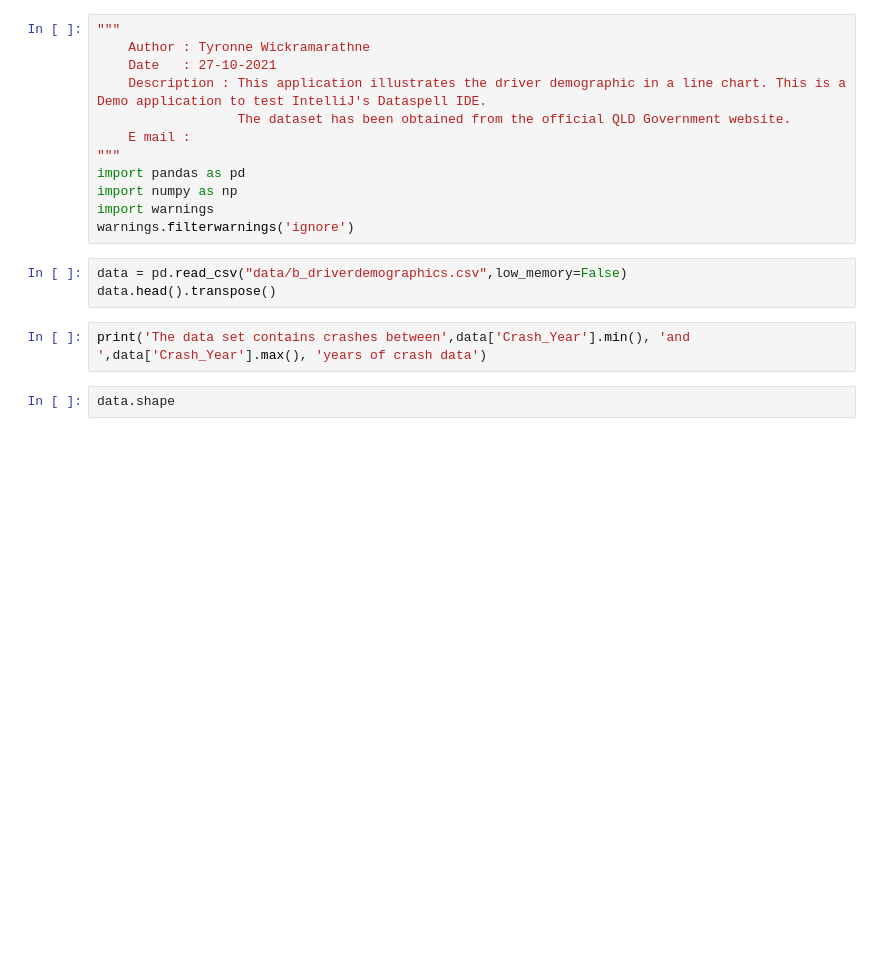
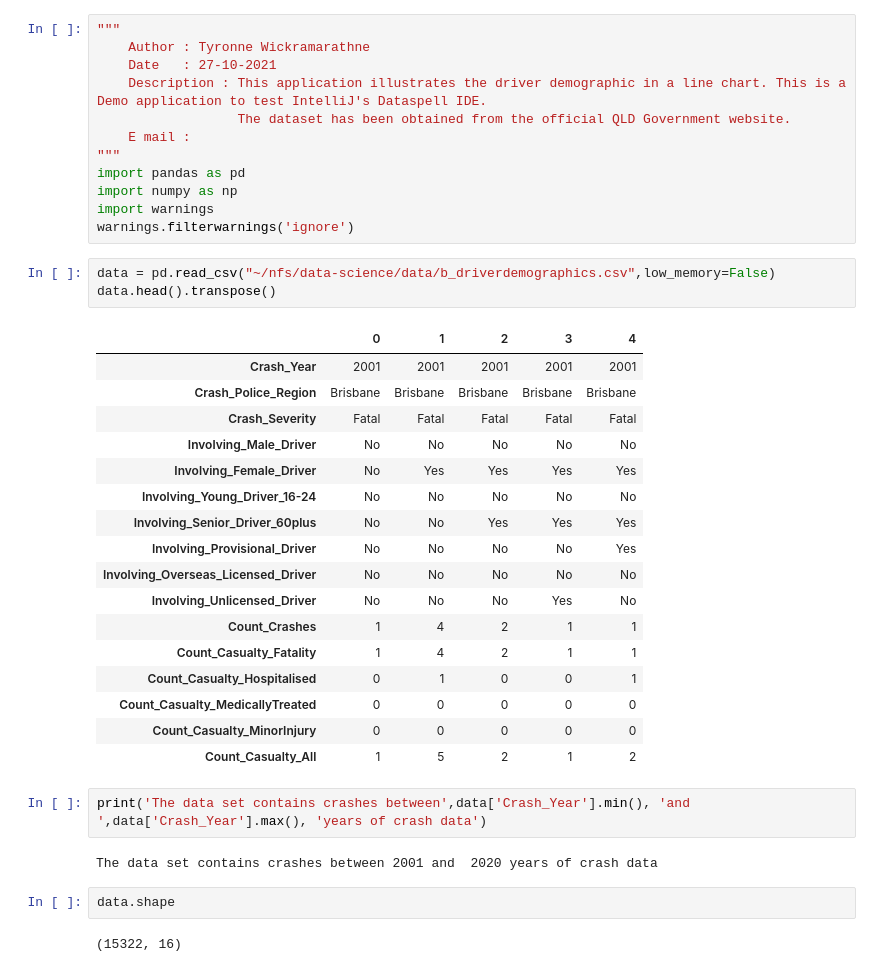
Before and after one commit to bershath/qld-roads, a Jupyter notebook: driver-demography.ipynb, the cells around one changed output. Saved outputs shown, nothing was run; the diff lists cells and outputs as text; blank space fills up the shorter version.

```diff
--- a/driver-demography.ipynb
+++ b/driver-demography.ipynb
@@ -11,12 +11,34 @@ import numpy as np
 import warnings
 warnings.filterwarnings('ignore')
 # %%
-data = pd.read_csv("data/b_driverdemographics.csv",low_memory=False)
+data = pd.read_csv("~/nfs/data-science/data/b_driverdemographics.csv",low_memory=False)
 data.head().transpose()
+# %% [output]
+|  | 0 | 1 | 2 | 3 | 4 |
+| Crash_Year | 2001 | 2001 | 2001 | 2001 | 2001 |
+| Crash_Police_Region | Brisbane | Brisbane | Brisbane | Brisbane | Brisbane |
+| Crash_Severity | Fatal | Fatal | Fatal | Fatal | Fatal |
+| Involving_Male_Driver | No | No | No | No | No |
+| Involving_Female_Driver | No | Yes | Yes | Yes | Yes |
+| Involving_Young_Driver_16-24 | No | No | No | No | No |
+| Involving_Senior_Driver_60plus | No | No | Yes | Yes | Yes |
+| Involving_Provisional_Driver | No | No | No | No | Yes |
+| Involving_Overseas_Licensed_Driver | No | No | No | No | No |
+| Involving_Unlicensed_Driver | No | No | No | Yes | No |
+| Count_Crashes | 1 | 4 | 2 | 1 | 1 |
+| Count_Casualty_Fatality | 1 | 4 | 2 | 1 | 1 |
+| Count_Casualty_Hospitalised | 0 | 1 | 0 | 0 | 1 |
+| Count_Casualty_MedicallyTreated | 0 | 0 | 0 | 0 | 0 |
+| Count_Casualty_MinorInjury | 0 | 0 | 0 | 0 | 0 |
+| Count_Casualty_All | 1 | 5 | 2 | 1 | 2 |
 # %%
 print('The data set contains crashes between',data['Crash_Year'].min(), 'and ',data['Crash_Year'].max(), 'years of crash data')
+# %% [output]
+The data set contains crashes between 2001 and  2020 years of crash data
 # %%
 data.shape
+# %% [output]
+(15322, 16)
 # %%
 bars = data[['Crash_Year','Involving_Young_Driver_16-24','Involving_Senior_Driver_60plus','Involving_Provisional_Driver','Involving_Unlicensed_Driver','Involving_Overseas_Licensed_Driver']]
 bars["Involving_Young_Driver_16-24"].replace({"No": 0, "Yes": 1}, inplace=True)
```
Also changed, not shown: parts of 2 cells of this notebook.
